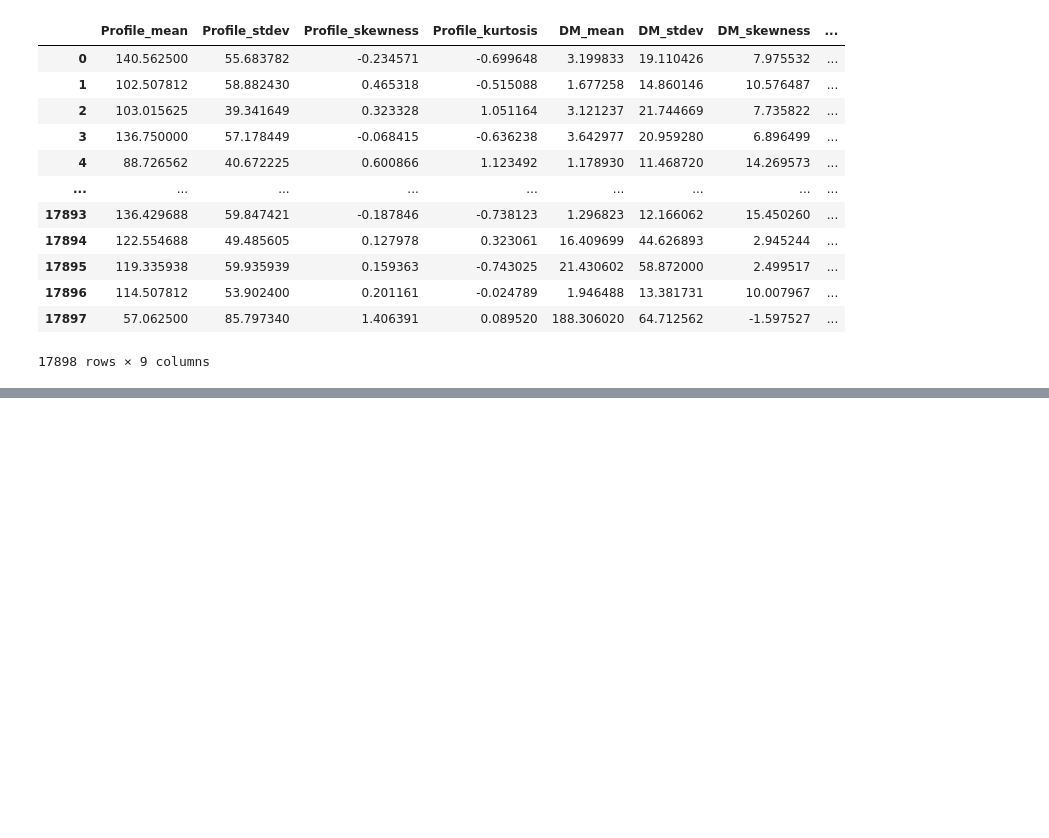
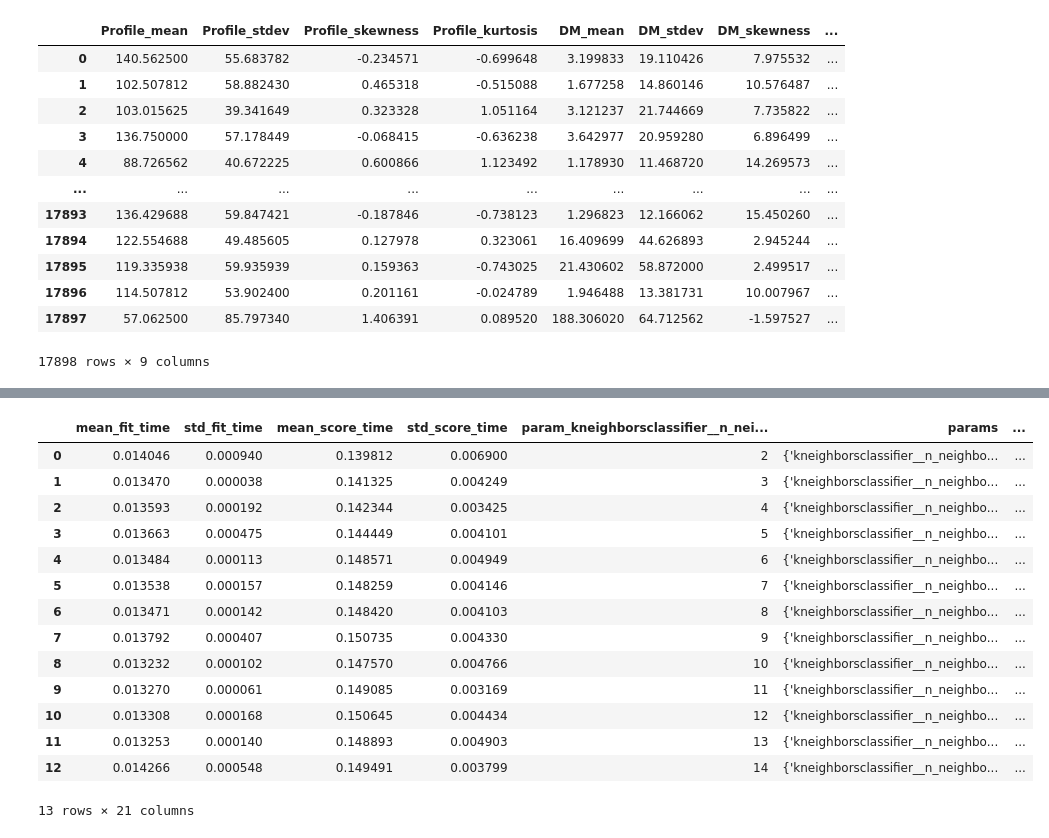
Before and after one commit to KaiyueW/project, a Jupyter notebook: project.ipynb, the cells around one changed output, grey strips where cells are left out. Saved outputs shown, nothing was run; the diff lists cells and outputs as text; code cells hidden in the pictures; blank space fills up the shorter version.

Commit message:
Split data and K-Value
Splitting the data into test and train data, and finding the best k-value.

```diff
--- a/project.ipynb
+++ b/project.ipynb
@@ -49,3 +79,10 @@ star_data
 | 17896 | 114.507812 | 53.902400 | 0.201161 | -0.024789 | 1.946488 | 13.381731 | 10.007967 | ... |
 | 17897 | 57.062500 | 85.797340 | 1.406391 | 0.089520 | 188.306020 | 64.712562 | -1.597527 | ... |
 17898 rows × 9 columns
+# %%
+np.random.seed(2024)
+
+star_train, star_test = train_test_split(
+    star_data, train_size=0.80,
+)
+star_train
@@ -51,0 +103,8 @@ star_data
+# %%
+star_preprocessor = make_column_transformer(
+    (StandardScaler(), ["Profile_mean", "Profile_stdev", "Profile_skewness"
+                        ,"Profile_kurtosis", "DM_mean", "DM_stdev", "DM_skewness"
+                        ,"DM_kurtosis"]),
+     verbose_feature_names_out=False
+)
+star_preprocessor
@@ -51,0 +118,14 @@ star_data
+# %%
+param_grid = {
+    "kneighborsclassifier__n_neighbors": range(2, 15, 1),
+}
+star_pipe = make_pipeline(star_preprocessor, KNeighborsClassifier())
+# %%
+knn_star_grid = GridSearchCV(
+    estimator=star_pipe,
+    param_grid=param_grid,
+    cv=5,
+    n_jobs=-1,
+    return_train_score=True
+)
+knn_star_grid
@@ -51,0 +151,24 @@ star_data
+# %%
+X = star_train.drop(columns=["class"])
+y = star_train["class"]
+
+knn_model_grid = knn_star_grid.fit(X, y)
+
+accuracies_grid = pd.DataFrame(knn_model_grid.cv_results_)
+accuracies_grid
+# %% [output]
+|  | mean_fit_time | std_fit_time | mean_score_time | std_score_time | param_kneighborsclassifier__n_nei... | params | ... |
+| 0 | 0.014046 | 0.000940 | 0.139812 | 0.006900 | 2 | {'kneighborsclassifier__n_neighbo... | ... |
+| 1 | 0.013470 | 0.000038 | 0.141325 | 0.004249 | 3 | {'kneighborsclassifier__n_neighbo... | ... |
+| 2 | 0.013593 | 0.000192 | 0.142344 | 0.003425 | 4 | {'kneighborsclassifier__n_neighbo... | ... |
+| 3 | 0.013663 | 0.000475 | 0.144449 | 0.004101 | 5 | {'kneighborsclassifier__n_neighbo... | ... |
+| 4 | 0.013484 | 0.000113 | 0.148571 | 0.004949 | 6 | {'kneighborsclassifier__n_neighbo... | ... |
+| 5 | 0.013538 | 0.000157 | 0.148259 | 0.004146 | 7 | {'kneighborsclassifier__n_neighbo... | ... |
+| 6 | 0.013471 | 0.000142 | 0.148420 | 0.004103 | 8 | {'kneighborsclassifier__n_neighbo... | ... |
+| 7 | 0.013792 | 0.000407 | 0.150735 | 0.004330 | 9 | {'kneighborsclassifier__n_neighbo... | ... |
+| 8 | 0.013232 | 0.000102 | 0.147570 | 0.004766 | 10 | {'kneighborsclassifier__n_neighbo... | ... |
+| 9 | 0.013270 | 0.000061 | 0.149085 | 0.003169 | 11 | {'kneighborsclassifier__n_neighbo... | ... |
+| 10 | 0.013308 | 0.000168 | 0.150645 | 0.004434 | 12 | {'kneighborsclassifier__n_neighbo... | ... |
+| 11 | 0.013253 | 0.000140 | 0.148893 | 0.004903 | 13 | {'kneighborsclassifier__n_neighbo... | ... |
+| 12 | 0.014266 | 0.000548 | 0.149491 | 0.003799 | 14 | {'kneighborsclassifier__n_neighbo... | ... |
+13 rows × 21 columns
```
Also changed, not shown: parts of 7 cells of this notebook.
